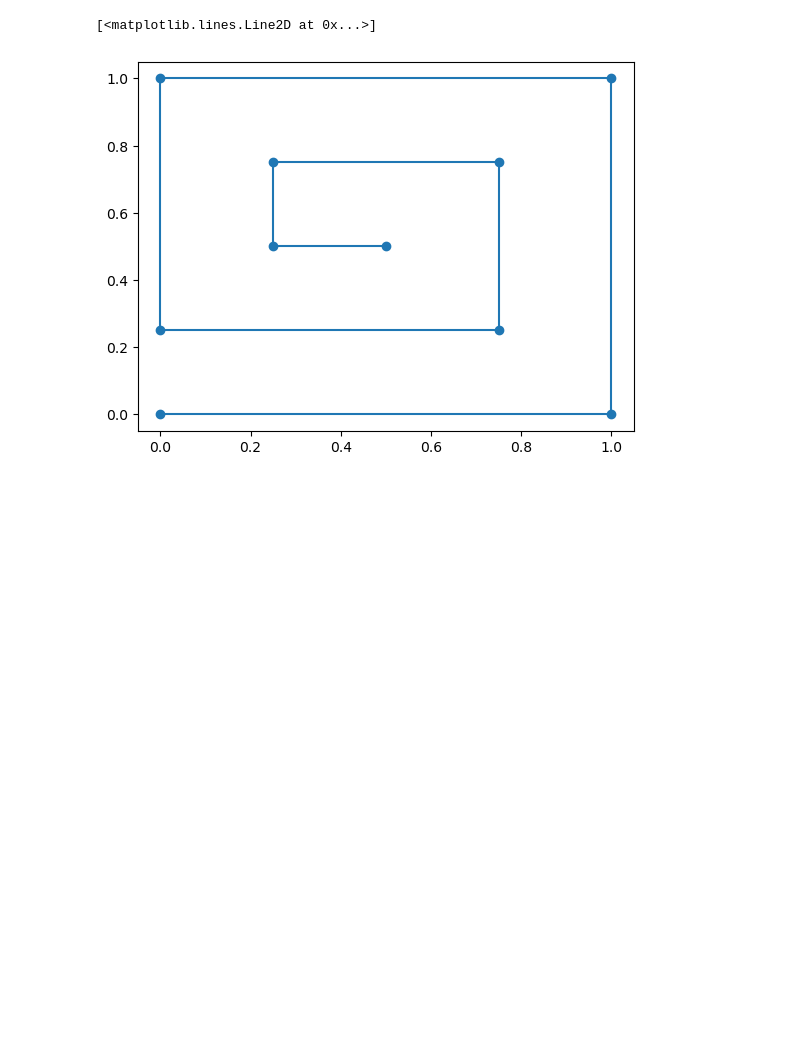
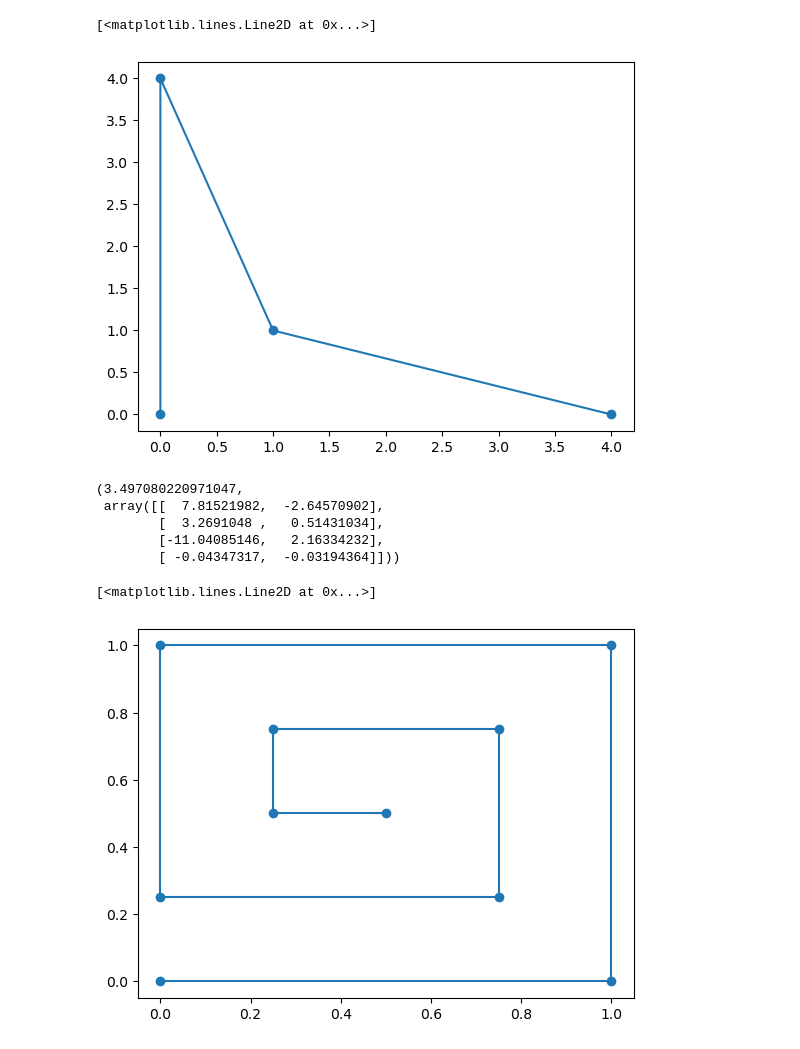
Before and after one commit to Baelyk/CarpentersRule, a Jupyter notebook: python/angle_configuration.ipynb, the cells around one changed output. Saved outputs shown, nothing was run; the diff lists cells and outputs as text; code cells hidden in the pictures; blank space fills up the shorter version.

```diff
--- a/python/angle_configuration.ipynb
+++ b/python/angle_configuration.ipynb
@@ -3,6 +3,20 @@ import numpy as np
 from numpy import sqrt
 import matplotlib.pyplot as plt
 # coords = np.array([[0,0], [1,0], [3,5], [10,20]])
+# %%
+coords = 4 * np.array([[0,0],[0,1],[1/4,1/4],[1,0]])
+plt.plot([i[0] for i in coords[:]],[i[1] for i in coords[:]], '-o')
+# %% [output]
+[<matplotlib.lines.Line2D at 0x...>]
+[figure, added]
+# %%
+energy(coords)
+# %% [output]
+(3.497080220971047,
+ array([[  7.81521982,  -2.64570902],
+        [  3.2691048 ,   0.51431034],
+        [-11.04085146,   2.16334232],
+        [ -0.04347317,  -0.03194364]]))
 # %%
 coords = np.array([[0.  , 0.  ],
        [1.  , 0.  ],
```
Also changed, not shown: parts of 13 cells of this notebook.
